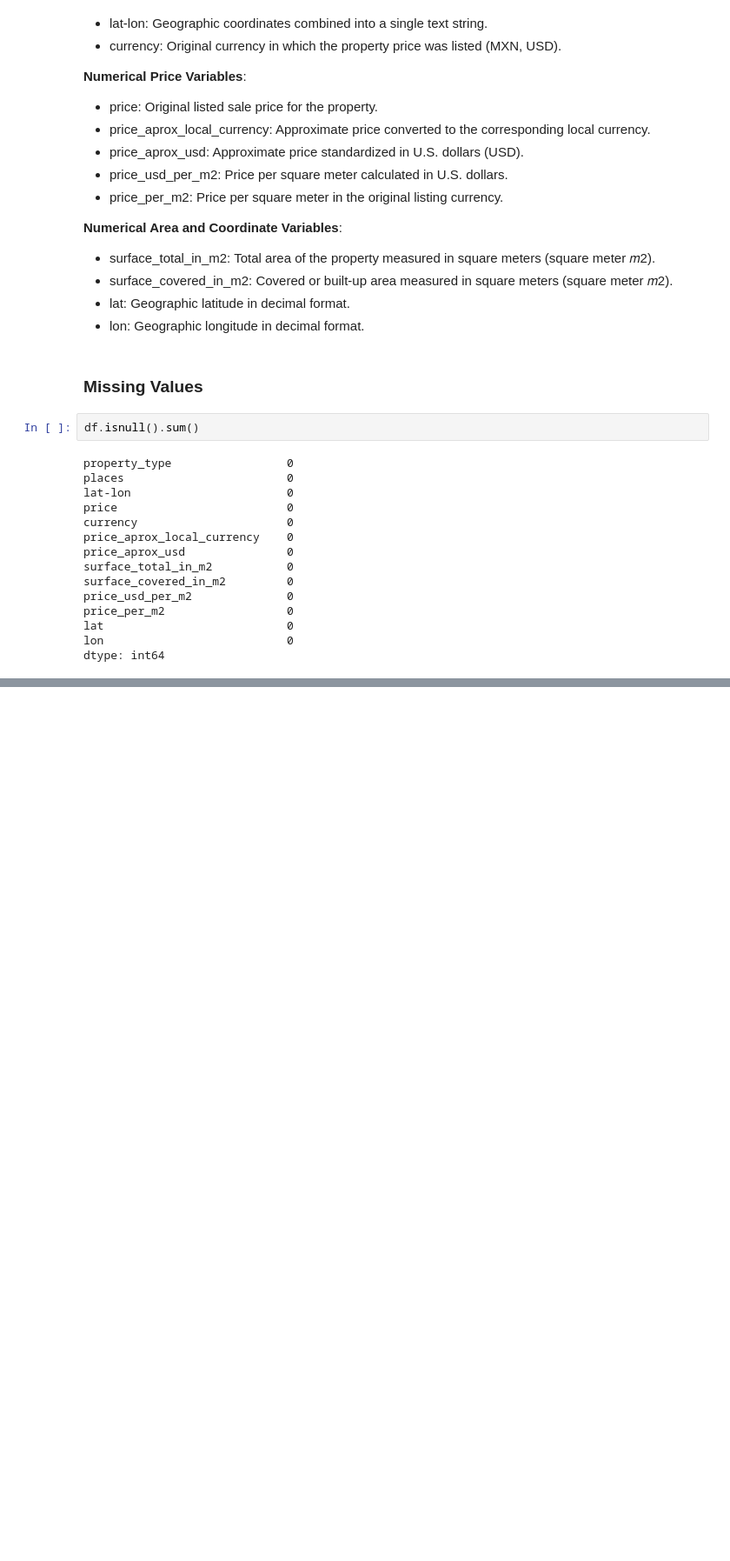
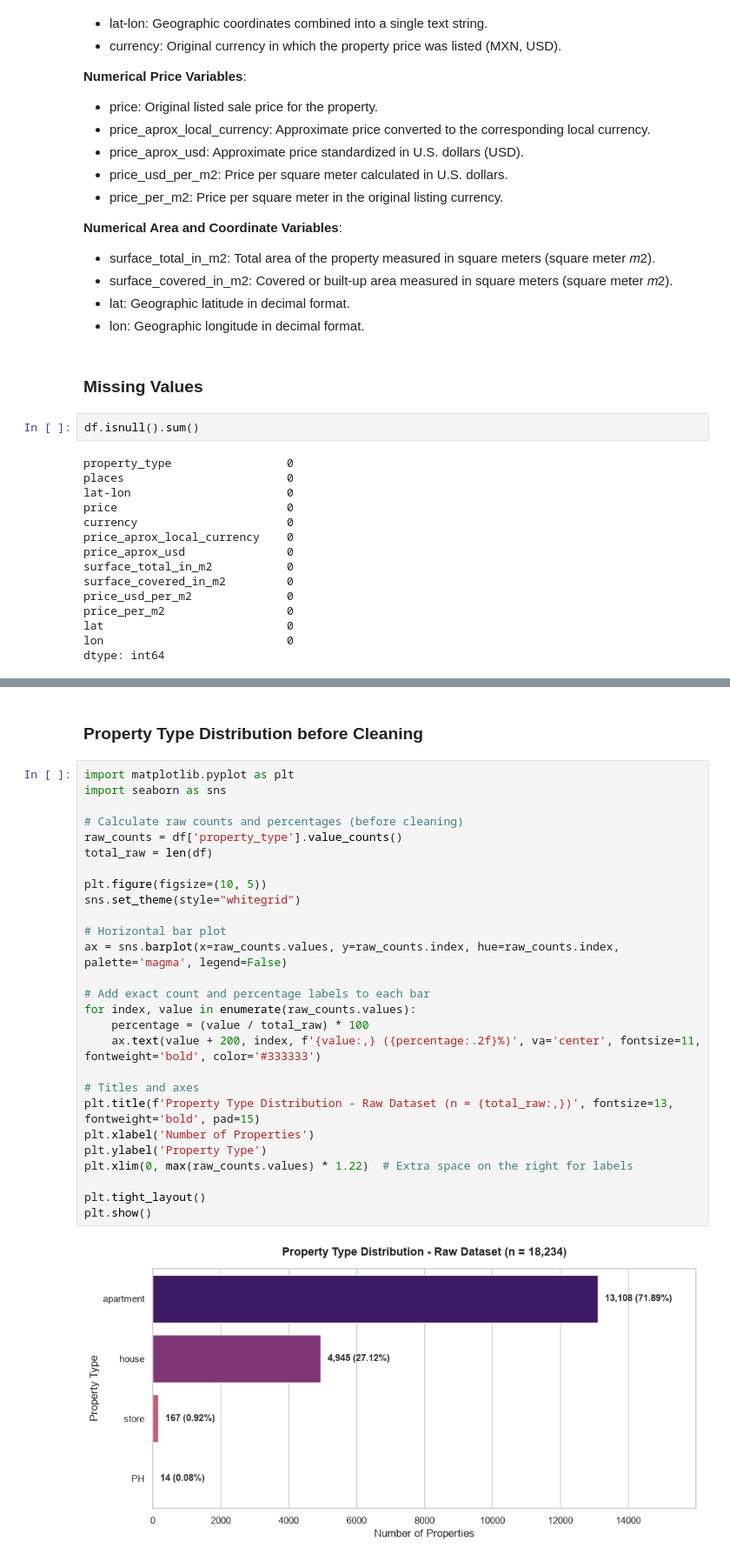
Before and after one commit to FabiolaSerranoAg/Machine_Learning_September26, a Jupyter notebook: 2026348_Jupyter_Notebook_ML_CA1.ipynb, the cells around one changed output, grey strips where cells are left out. Shown at 87% size. Cells and saved outputs as stored; diff of their text form; blank space fills up the shorter version.

Commit message:
Bar Plot of Initial Distribution, Initial Data Cleaning: Identifying and cleaning duplicate records

```diff
--- a/2026348_Jupyter_Notebook_ML_CA1.ipynb
+++ b/2026348_Jupyter_Notebook_ML_CA1.ipynb
@@ -92,0 +105,31 @@ dtype: int64
+# %% [markdown]
+### Property Type Distribution before Cleaning
+# %%
+import matplotlib.pyplot as plt
+import seaborn as sns
+
+# Calculate raw counts and percentages (before cleaning)
+raw_counts = df['property_type'].value_counts()
+total_raw = len(df)
+
+plt.figure(figsize=(10, 5))
+sns.set_theme(style="whitegrid")
+
+# Horizontal bar plot
+ax = sns.barplot(x=raw_counts.values, y=raw_counts.index, hue=raw_counts.index, palette='magma', legend=False)
+
+# Add exact count and percentage labels to each bar
+for index, value in enumerate(raw_counts.values):
+    percentage = (value / total_raw) * 100
+    ax.text(value + 200, index, f'{value:,} ({percentage:.2f}%)', va='center', fontsize=11, fontweight='bold', color='#333333')
+
+# Titles and axes
+plt.title(f'Property Type Distribution - Raw Dataset (n = {total_raw:,})', fontsize=13, fontweight='bold', pad=15)
+plt.xlabel('Number of Properties')
+plt.ylabel('Property Type')
+plt.xlim(0, max(raw_counts.values) * 1.22)  # Extra space on the right for labels
+
+plt.tight_layout()
+plt.show()
+# %% [output]
+[figure, added]
```
Also changed, not shown: parts of 20 cells of this notebook, 1 other file.
